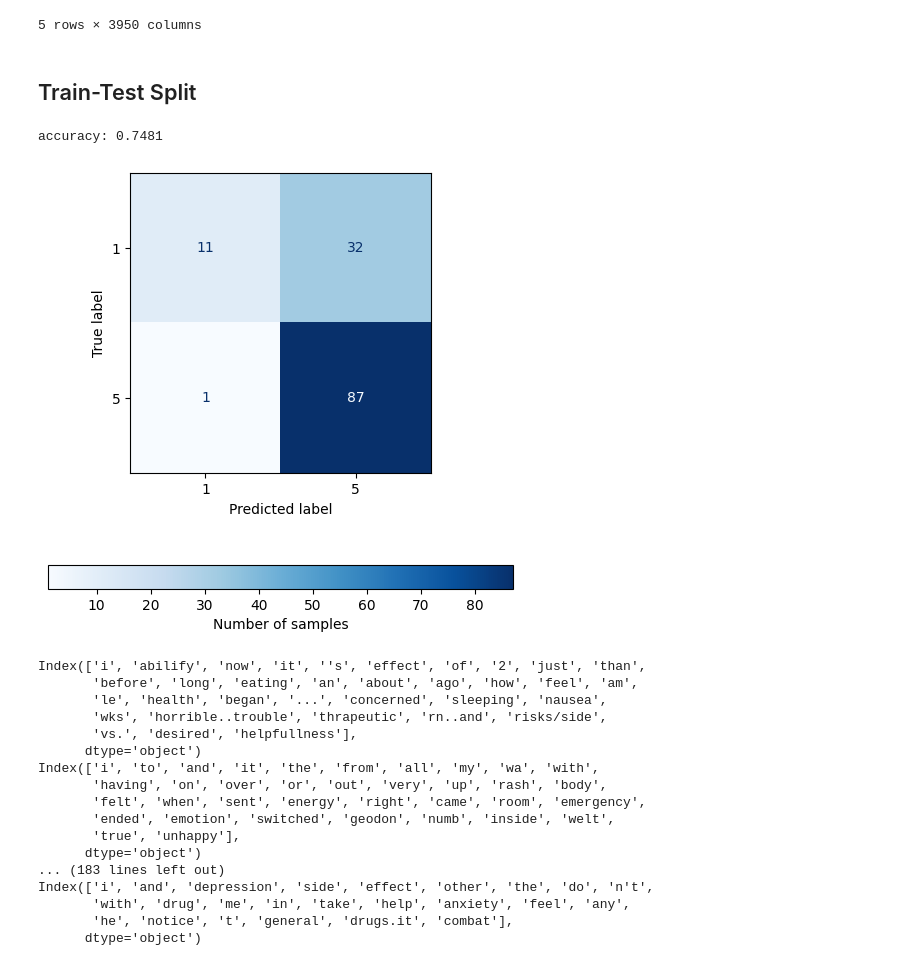
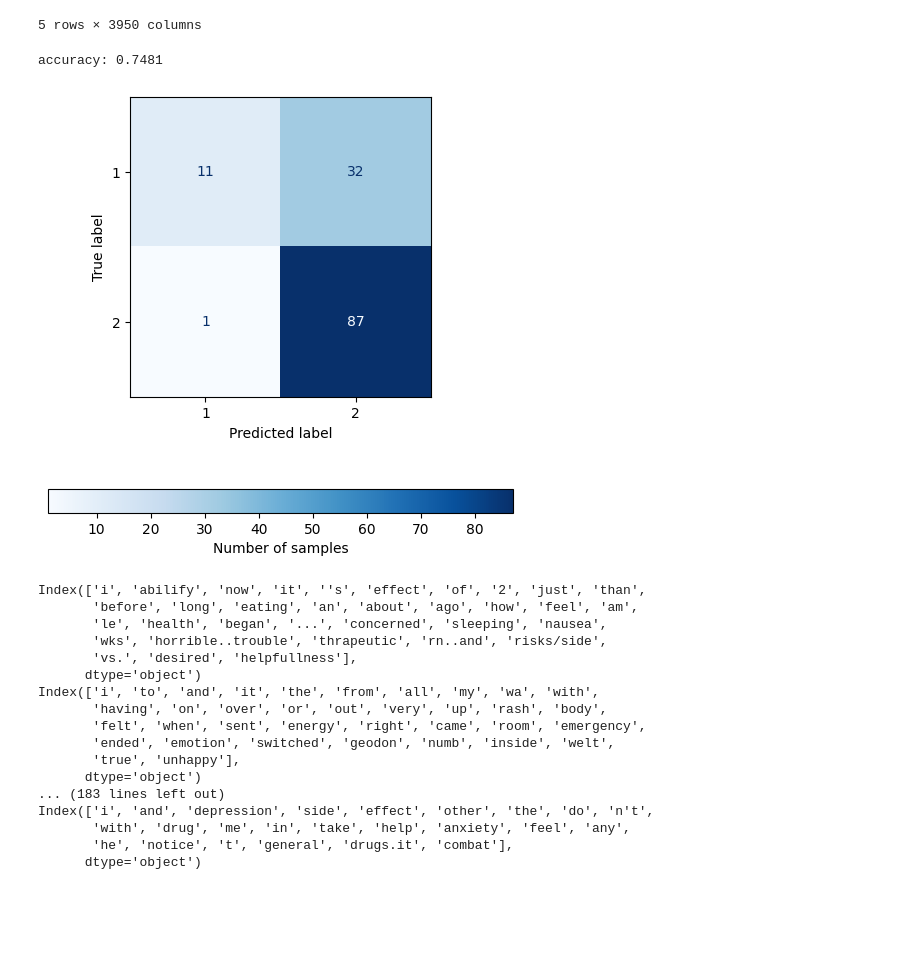
Before and after one commit to sepidehparhami/abilify-ratings, a Jupyter notebook: abilify-ratings.ipynb, the cells around one changed output. Cells and saved outputs as stored; diff of their text form; code cells hidden in the pictures; blank space fills up the shorter version.

```diff
--- a/abilify-ratings.ipynb
+++ b/abilify-ratings.ipynb
@@ -125,2 +130,18 @@ words_sentences = [x.split() for x in sentences]
+# %%
+from sklearn.metrics import accuracy_score, ConfusionMatrixDisplay, confusion_matrix
+
+def evaluation(y_test, y_pred):
+    print(f'accuracy: {accuracy_score(y_test, y_pred):.4f}')
+
+    fig, ax = plt.subplots(1, 1, figsize=(6, 6))
+    cm = confusion_matrix(y_test, y_pred)
+    classes = np.unique(y_test) + 1  # sorted in ascending order
+    cm_plot = ConfusionMatrixDisplay(cm, display_labels=classes)
+    cm_plot.plot(cmap='Blues', ax=ax)
+    im = cm_plot.im_
+    im.colorbar.remove()
+    plt.colorbar(im, orientation='horizontal', pad=0.2, label='Number of samples')
+
+    plt.title('');
 # %% [markdown]
 ## Bag of Words and Naive Bayes
@@ -140,6 +163,4 @@ df_bows.head(5)
 | 3 | 2 | 0 | 0 | 0 | 1 | 0 | 0 | 0 | 0 | 0 | ... | ... |
 | 4 | 5 | 0 | 0 | 0 | 3 | 0 | 0 | 1 | 0 | 0 | ... | ... |
 5 rows × 3950 columns
-# %% [markdown]
-## Train-Test Split
 # %%
@@ -167,27 +190,17 @@ X_test_subset = X_test[keep_test]
 y_test_subset = y_test[keep_test]
 y_test_subset = np.array([y if y==0 else 1 for y in y_test_subset])
 # %%
+# fit naive Bayes, predict, and evaluate performance
+
 from sklearn.naive_bayes import MultinomialNB
 
 model = MultinomialNB()
 model.fit(X_train_subset, y_train_subset)
 
 y_pred = model.predict(X_test_subset)
+
+evaluation(y_test_subset, y_pred)
+# %% [output]
+accuracy: 0.7481
+[figure, added]
-# %%
-from sklearn.metrics import accuracy_score, ConfusionMatrixDisplay, confusion_matrix
-
-print(f'accuracy: {accuracy_score(y_test_subset, y_pred):.4f}')
-
-fig, ax = plt.subplots(1, 1, figsize=(6, 6))
-cm = confusion_matrix(y_test_subset, y_pred)
-cm_plot = ConfusionMatrixDisplay(cm, display_labels=[1, 5])
-cm_plot.plot(cmap='Blues', ax=ax)
-im = cm_plot.im_
-im.colorbar.remove()
-plt.colorbar(im, orientation='horizontal', pad=0.2, label='Number of samples')
-
-plt.title('');
-# %% [output]
-accuracy: 0.7481
-[figure, removed]
 # %%
```
Also changed, not shown: parts of 20 cells of this notebook.
